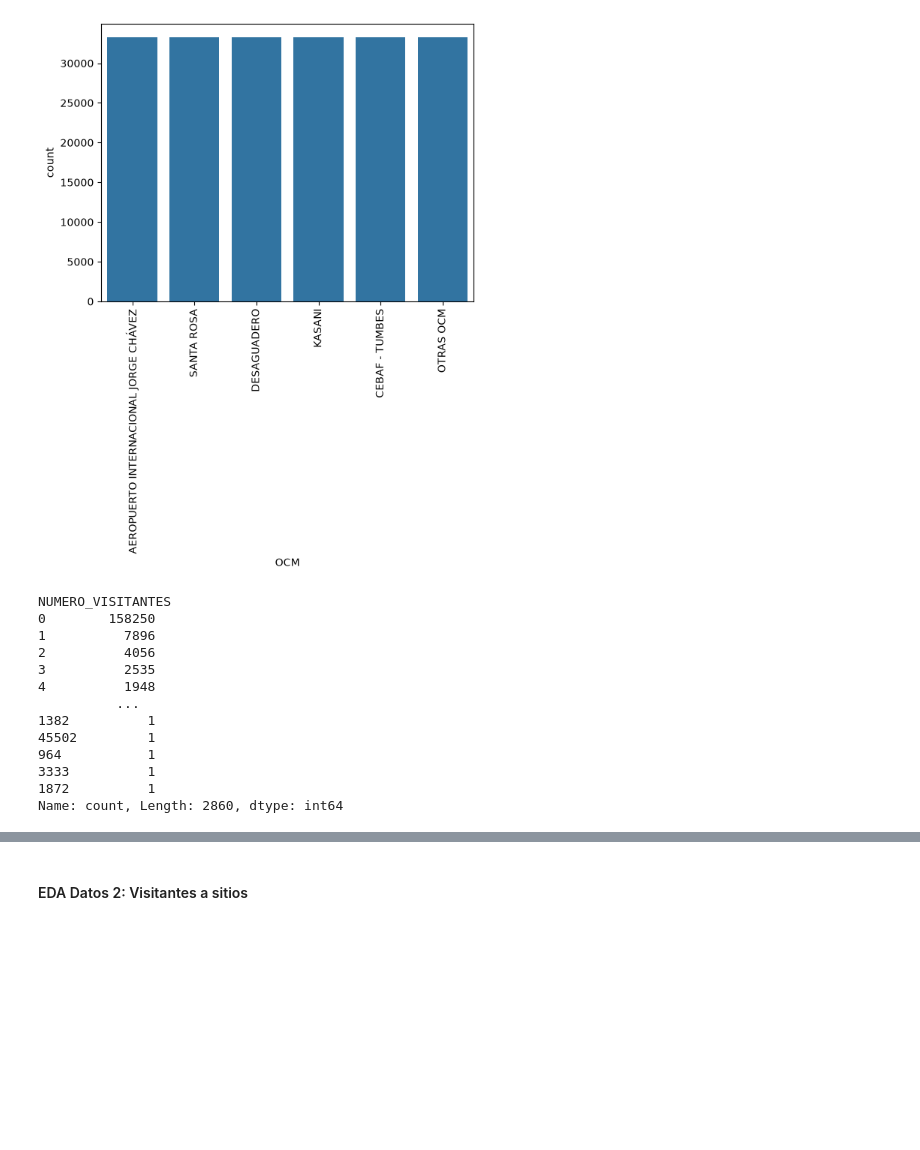
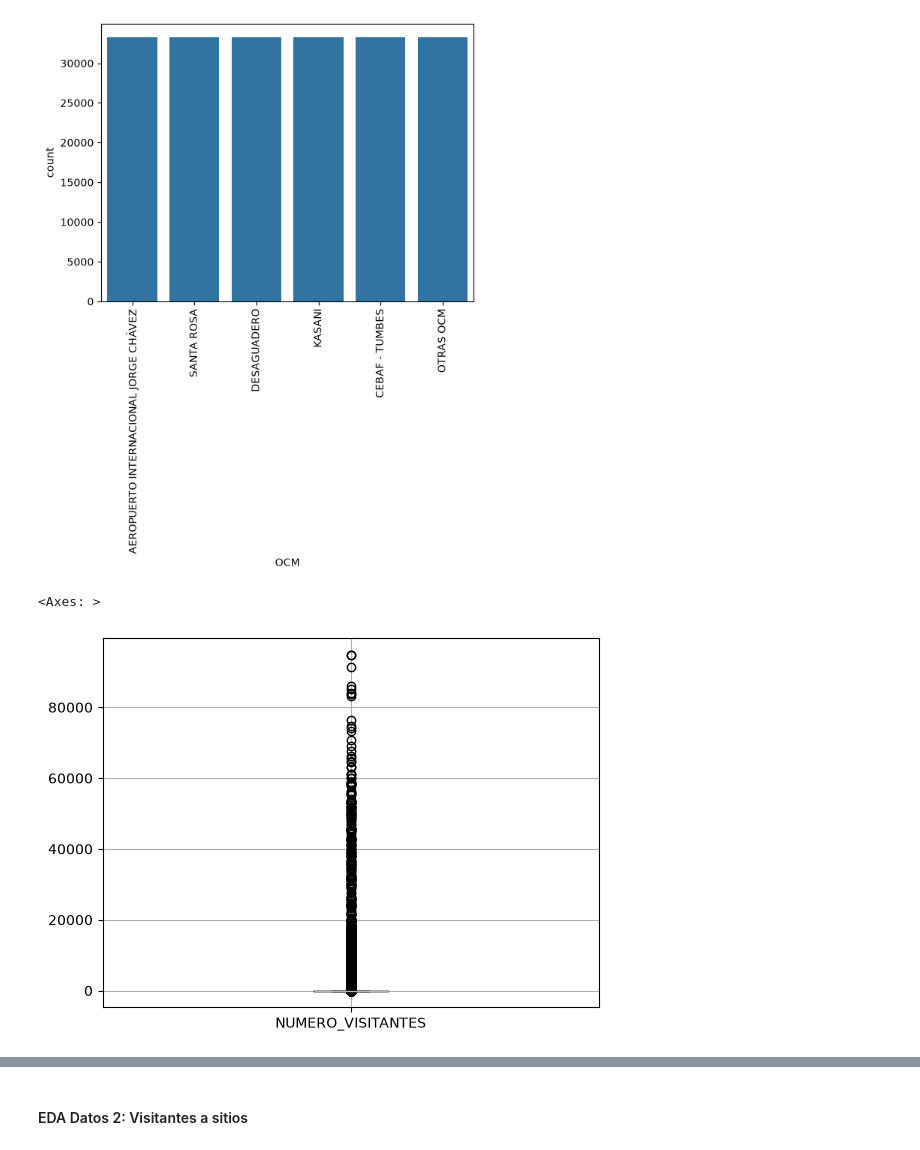
Before and after one commit to jp21bp/DS_Proyectos, a Jupyter notebook: 3_SegmentacionClientes/eda.ipynb, the cells around one changed output, grey strips where cells are left out. Drawn from its saved outputs; the diff is of its cells as text; code cells hidden in the pictures; blank space fills up the shorter version.

```diff
--- a/3_SegmentacionClientes/eda.ipynb
+++ b/3_SegmentacionClientes/eda.ipynb
@@ -148,43 +148,33 @@ graph for OCM: total = 6
 # %%
 ##### Analisis mas profundo
 #### ANIO
 # df_1['ANIO'].value_counts()
 
 #### ID_MES
 # df_1['ID_MES'].value_counts()
 
 #### ID_PAIS
 # df_1['ID_PAIS'].value_counts()
 # len(df_1['ID_PAIS'].value_counts().to_dict().keys())
 
 #### ID_CONTINENTE
 # df_1['ID_CONTINENTE'].value_counts()
 
 #### ID_OCM
 # df_1['ID_OCM'].value_counts()
 
 #### DEPARTAMENTO_OCM
 # df_1['DEPARTAMENTO_OCM'].value_counts()
 
 #### NUMERO_VISITANTES
 # df_1['NUMERO_VISITANTES'].describe()
 # df_1['NUMERO_VISITANTES'].value_counts()
 # df_1.info()
 # df_1[df_1['NUMERO_VISITANTES'] > 100].info()
 # df_1[(df_1['NUMERO_VISITANTES'] <= 100) & (df_1['NUMERO_VISITANTES'] > 50)].info()
 # df_1[(df_1['NUMERO_VISITANTES'] <= 50) & (df_1['NUMERO_VISITANTES'] > 25)].info()
 # df_1[df_1['NUMERO_VISITANTES'] <= 25].info()
+df_1.boxplot(column='NUMERO_VISITANTES')
 # %% [output]
-NUMERO_VISITANTES
-0        158250
-1          7896
-2          4056
-3          2535
-4          1948
-          ...
-1382          1
-45502         1
-964           1
-3333          1
-1872          1
-Name: count, Length: 2860, dtype: int64
+<Axes: >
+[figure, added]
```
Also changed, not shown: parts of 9 cells of this notebook.
